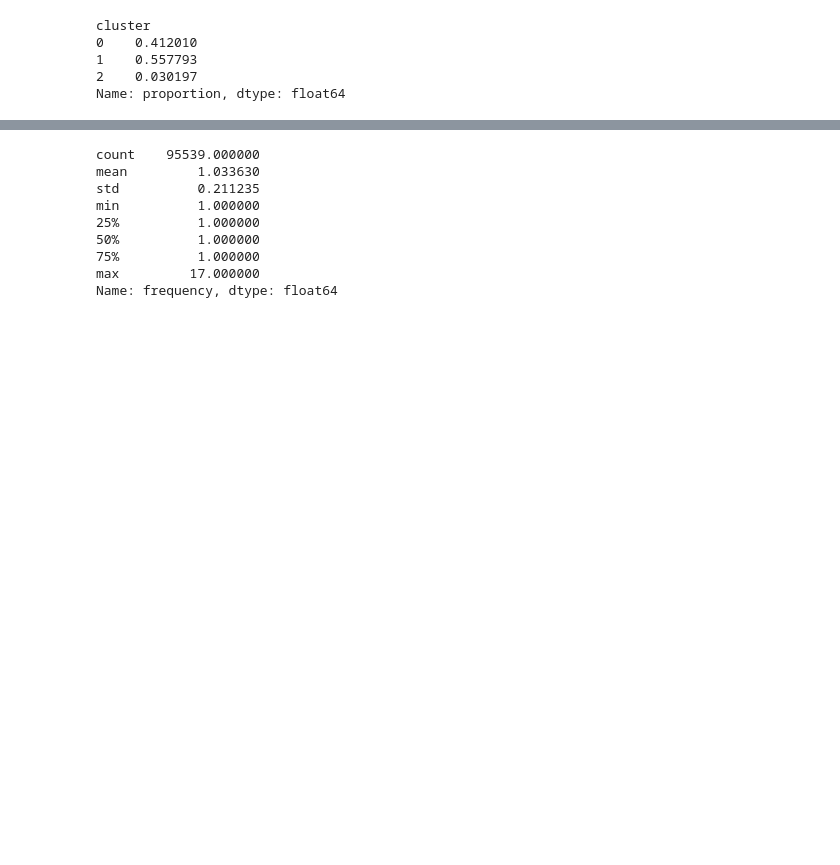
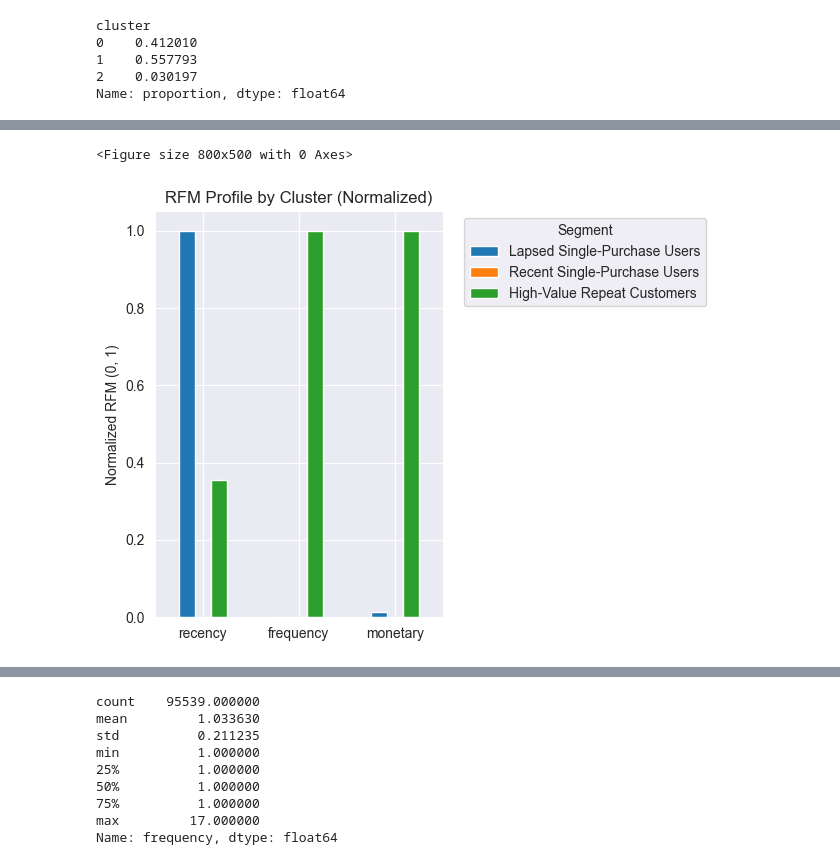
Before and after one commit to WangXin154/E-commerce_decision-making-_intelligence, a Jupyter notebook: Statistical_analysis_report/02.User_Segmentation_vs_ Value_Analysis_(RFM Model).ipynb, the cells around one changed output, grey strips where cells are left out. Cells and saved outputs as stored; diff of their text form; code cells hidden in the pictures; blank space fills up the shorter version.

```diff
--- a/Statistical_analysis_report/02.User_Segmentation_vs_ Value_Analysis_(RFM Model).ipynb
+++ b/Statistical_analysis_report/02.User_Segmentation_vs_ Value_Analysis_(RFM Model).ipynb
@@ -256,0 +311,20 @@ Name: proportion, dtype: float64
+# %%
+# Visualization 2: Standardized RFM images for each segment
+rfm_profile_norm =(cluster_profile - cluster_profile.min()) / (cluster_profile.max() - cluster_profile.min())
+
+plt.figure(figsize=(8, 5))
+rfm_profile_norm.T.plot(kind="bar")
+plt.xticks(rotation=0)
+plt.ylabel("Normalized RFM (0, 1)")
+plt.title("RFM Profile by Cluster (Normalized)")
+plt.legend(
+    [cluster_labels[i] for i in rfm_profile_norm.index],
+    title="Segment",
+    bbox_to_anchor=(1.05, 1),
+    loc="upper left"
+)
+plt.tight_layout()
+plt.show()
+# %% [output]
+<Figure size 800x500 with 0 Axes>
+[figure, added]
```
Also changed, not shown: parts of 5 cells of this notebook.
